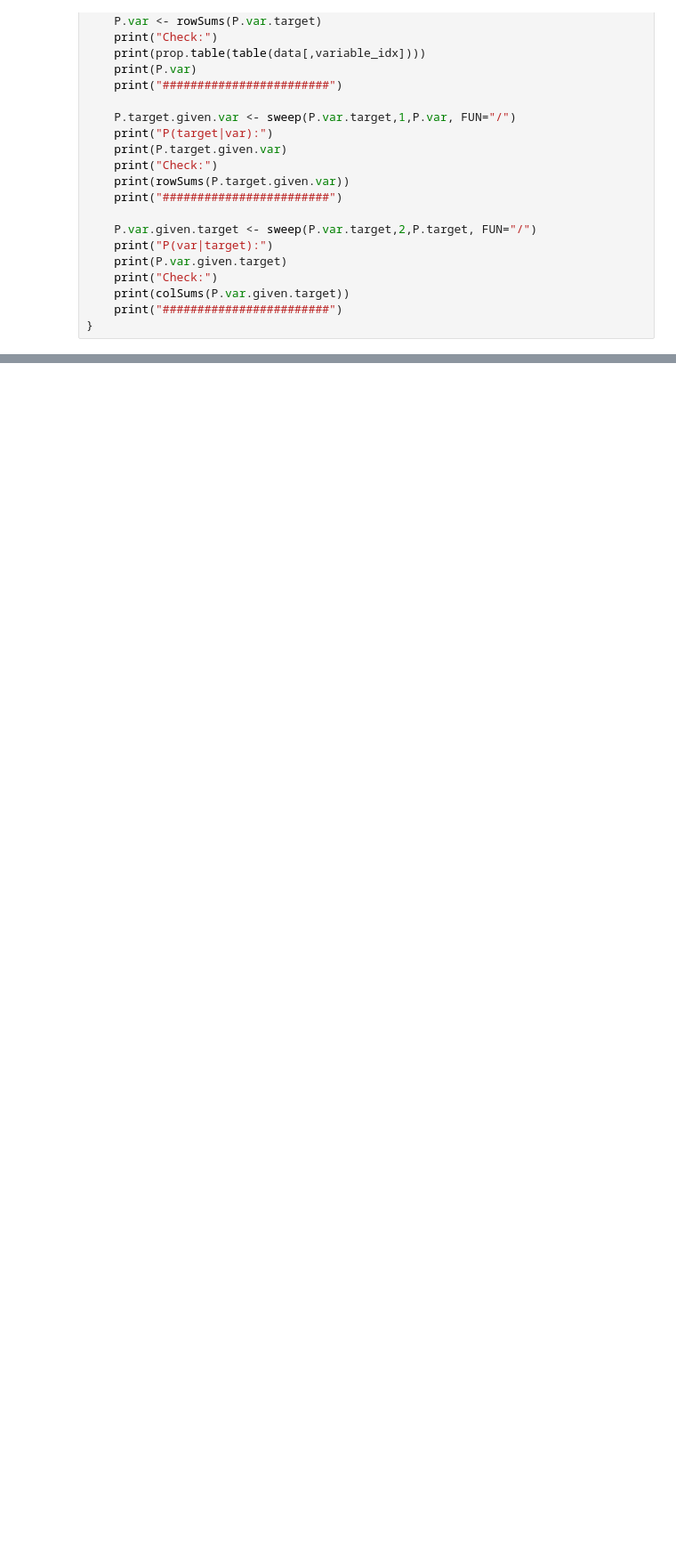
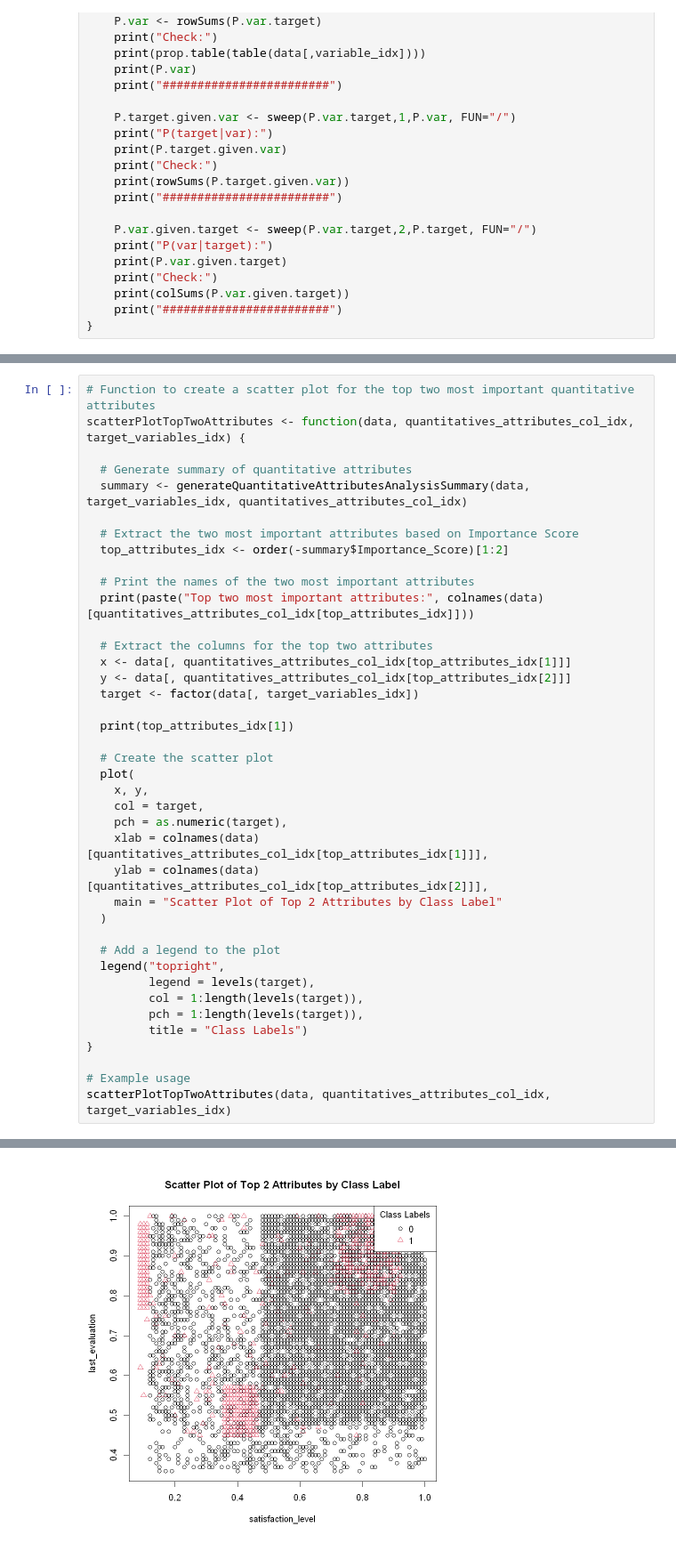
Before and after one commit to HEG-IG-Ex/62-62_Data_Mining, a Jupyter notebook: tp01/hr_predictions.ipynb, the cells around one changed output, grey strips where cells are left out. Shown at 89% size. Drawn from its saved outputs; the diff is of its cells as text; blank space fills up the shorter version.

```diff
--- a/tp01/hr_predictions.ipynb
+++ b/tp01/hr_predictions.ipynb
@@ -231,0 +446,41 @@ department         0      1
+# %%
+# Function to create a scatter plot for the top two most important quantitative attributes
+scatterPlotTopTwoAttributes <- function(data, quantitatives_attributes_col_idx, target_variables_idx) {
+
+  # Generate summary of quantitative attributes
+  summary <- generateQuantitativeAttributesAnalysisSummary(data, target_variables_idx, quantitatives_attributes_col_idx)
+
+  # Extract the two most important attributes based on Importance Score
+  top_attributes_idx <- order(-summary$Importance_Score)[1:2]
+
+  # Print the names of the two most important attributes
+  print(paste("Top two most important attributes:", colnames(data)[quantitatives_attributes_col_idx[top_attributes_idx]]))
+
+  # Extract the columns for the top two attributes
+  x <- data[, quantitatives_attributes_col_idx[top_attributes_idx[1]]]
+  y <- data[, quantitatives_attributes_col_idx[top_attributes_idx[2]]]
+  target <- factor(data[, target_variables_idx])
+
+  print(top_attributes_idx[1])
+
+  # Create the scatter plot
+  plot(
+    x, y,
+    col = target,
+    pch = as.numeric(target),
+    xlab = colnames(data)[quantitatives_attributes_col_idx[top_attributes_idx[1]]],
+    ylab = colnames(data)[quantitatives_attributes_col_idx[top_attributes_idx[2]]],
+    main = "Scatter Plot of Top 2 Attributes by Class Label"
+  )
+
+  # Add a legend to the plot
+  legend("topright",
+         legend = levels(target),
+         col = 1:length(levels(target)),
+         pch = 1:length(levels(target)),
+         title = "Class Labels")
+}
+
+# Example usage
+scatterPlotTopTwoAttributes(data, quantitatives_attributes_col_idx, target_variables_idx)
+# %% [output]
@@ -231,0 +490 @@ department         0      1
+[figure, added]
```
Also changed, not shown: parts of 17 cells of this notebook, 7 other files.
